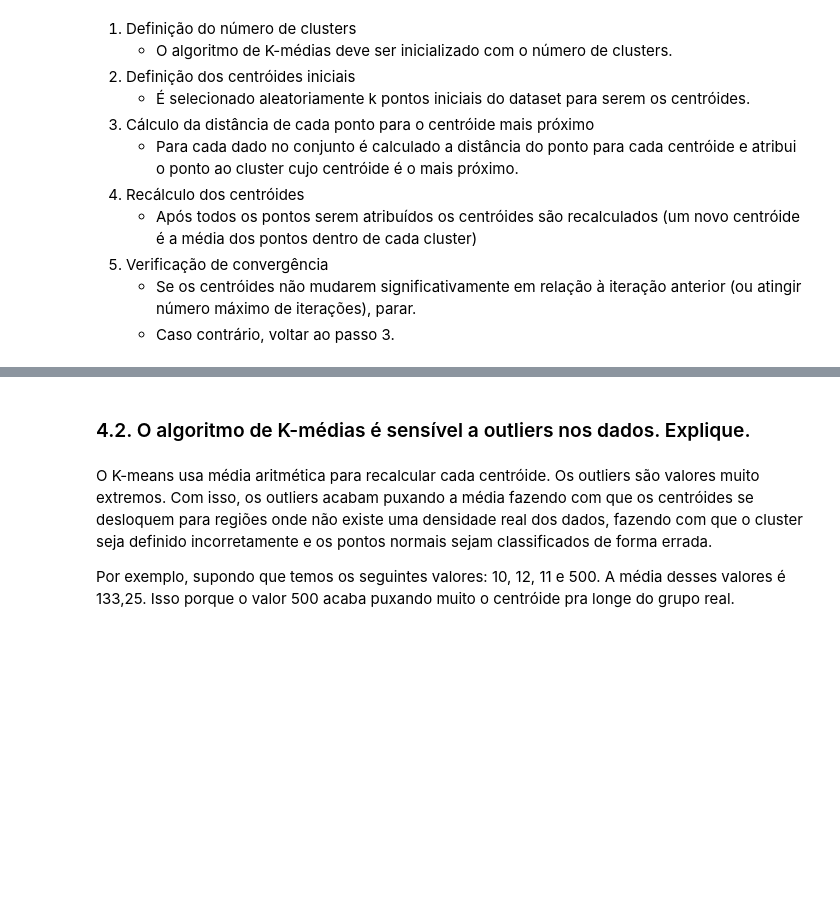
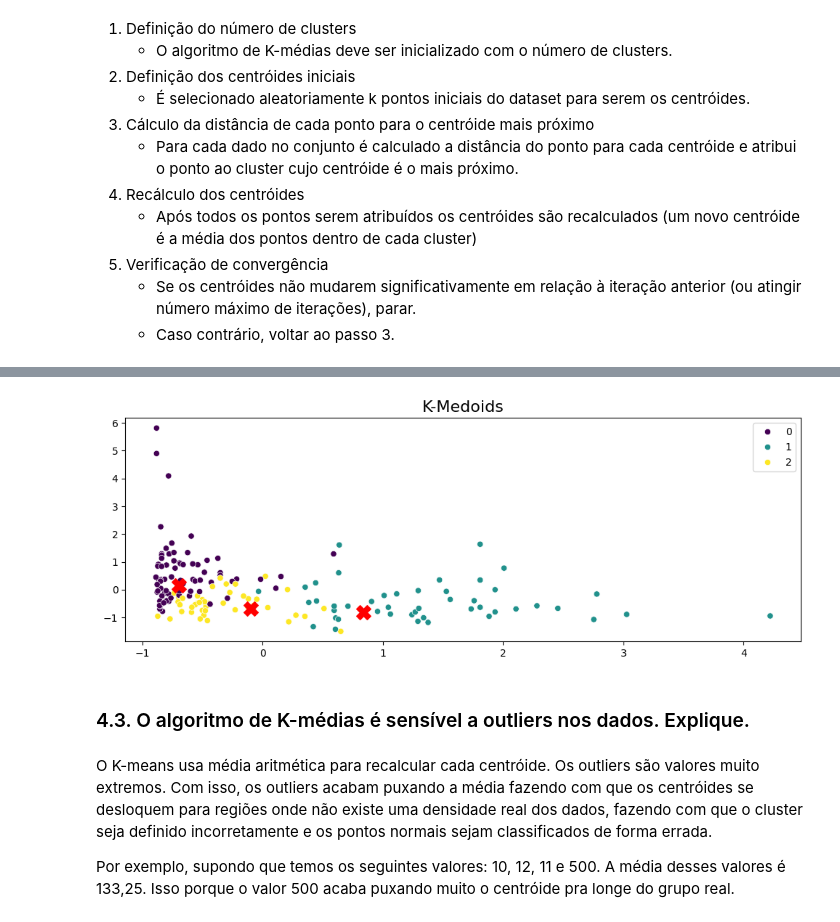
Before and after one commit to thealexandrelara/project-infnet-algoritmos-de-inteligencia-artificial-para-clusterizacao-25E4_2, a Jupyter notebook: project.ipynb, the cells around one changed output, grey strips where cells are left out. Cells and saved outputs as stored; diff of their text form; code cells hidden in the pictures; blank space fills up the shorter version.

```diff
--- a/project.ipynb
+++ b/project.ipynb
@@ -602,0 +612,5 @@ Entre os diferentes métodos, parece que o Ward apresentou o melhor equilíbrio
+# %%
+from sklearn_extra.cluster import KMedoids
+
+kmedoids = KMedoids(n_clusters=3, random_state=42)
+kmedoids_labels = kmedoids.fit_predict(X_scaled)
@@ -603,5 +650,28 @@ Entre os diferentes métodos, parece que o Ward apresentou o melhor equilíbrio
+# %%
+f, ax = plt.subplots(nrows=1, ncols=1, figsize=(12, 4))
+
+sns.scatterplot(
+    x=X_scaled[:, 0],
+    y=X_scaled[:, 1],
+    hue=kmedoids_labels,
+    palette='viridis',
+    ax=ax
+)
+
+ax.scatter(
+    kmedoids.cluster_centers_[:, 0],
+    kmedoids.cluster_centers_[:, 1],
+    marker='X',
+    s=200,
+    color='red'
+)
+
+ax.set_title('K-Medoids', fontsize=16)
+plt.show()
+# %% [output]
+[figure, added]
 # %% [markdown]
-### 4.2. O algoritmo de K-médias é sensível a outliers nos dados. Explique.
+### 4.3. O algoritmo de K-médias é sensível a outliers nos dados. Explique.
 # %% [markdown]
 O K-means usa média aritmética para recalcular cada centróide. Os outliers são valores muito extremos. Com isso, os outliers acabam puxando a média fazendo com que os centróides se desloquem para regiões onde não existe uma densidade real dos dados, fazendo com que o cluster seja definido incorretamente e os pontos normais sejam classificados de forma errada.
 
```
Also changed, not shown: parts of 5 cells of this notebook, 1 other file.
